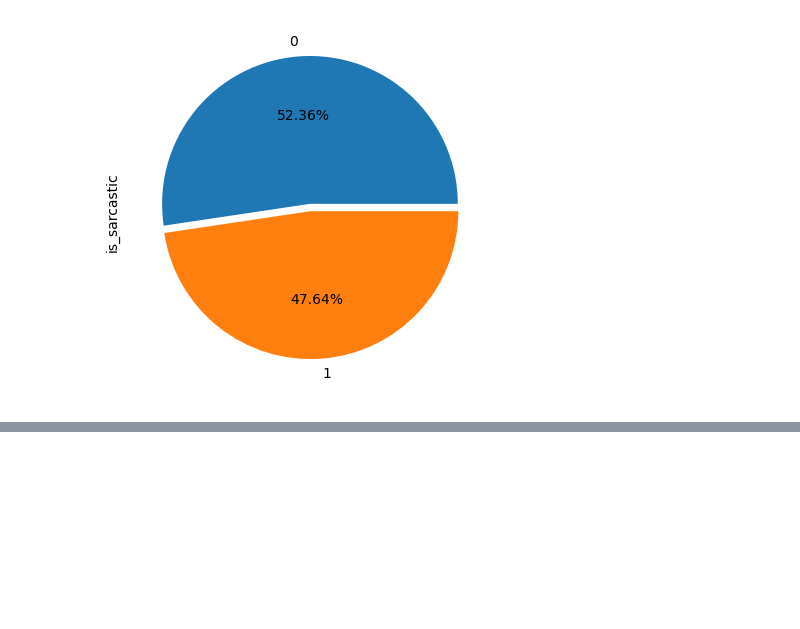
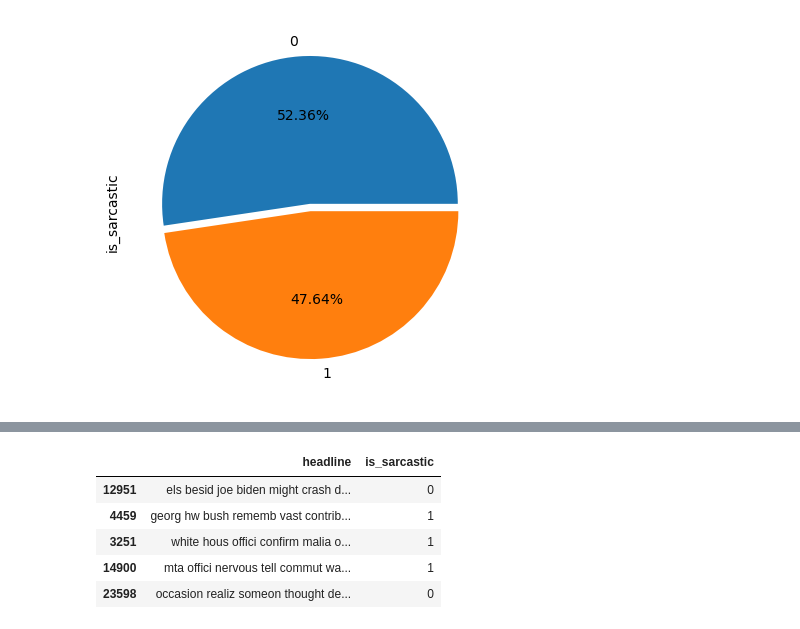
Before and after one commit to chris-j-weber/TraMSD, a Jupyter notebook: data/headline.ipynb, the cells around one changed output, grey strips where cells are left out. Cells and saved outputs as stored; diff of their text form; code cells hidden in the pictures; blank space fills up the shorter version.

```diff
--- a/data/headline.ipynb
+++ b/data/headline.ipynb
@@ -69,0 +159,10 @@ df.to_csv('./headlines.csv', index=False)
+# %%
+df_test = pd.DataFrame().assign(headline=X_test, is_sarcastic=y_test)
+df_test.head()
+# %% [output]
+|  | headline | is_sarcastic |
+| 12951 | els besid joe biden might crash d... | 0 |
+| 4459 | georg hw bush rememb vast contrib... | 1 |
+| 3251 | white hous offici confirm malia o... | 1 |
+| 14900 | mta offici nervous tell commut wa... | 1 |
+| 23598 | occasion realiz someon thought de... | 0 |
```
Also changed, not shown: parts of 20 cells of this notebook, 5 other files.
